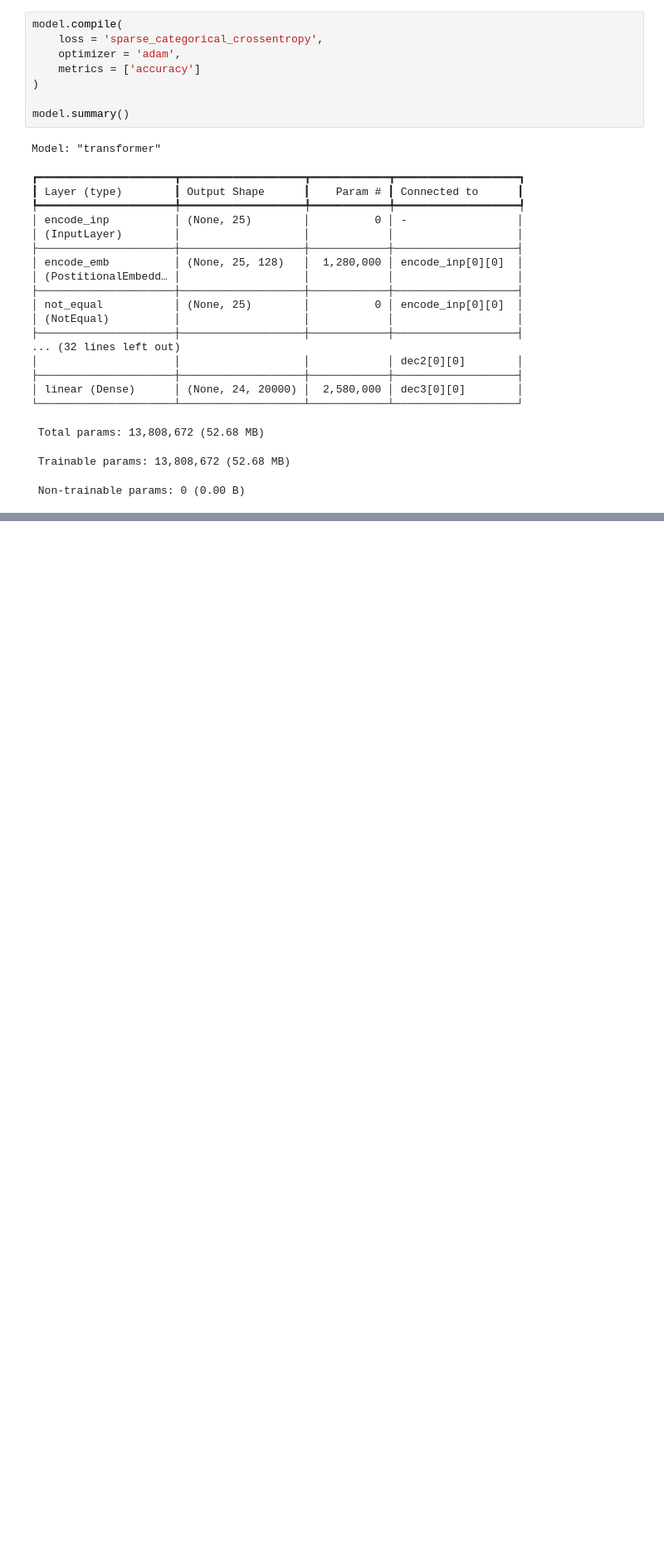
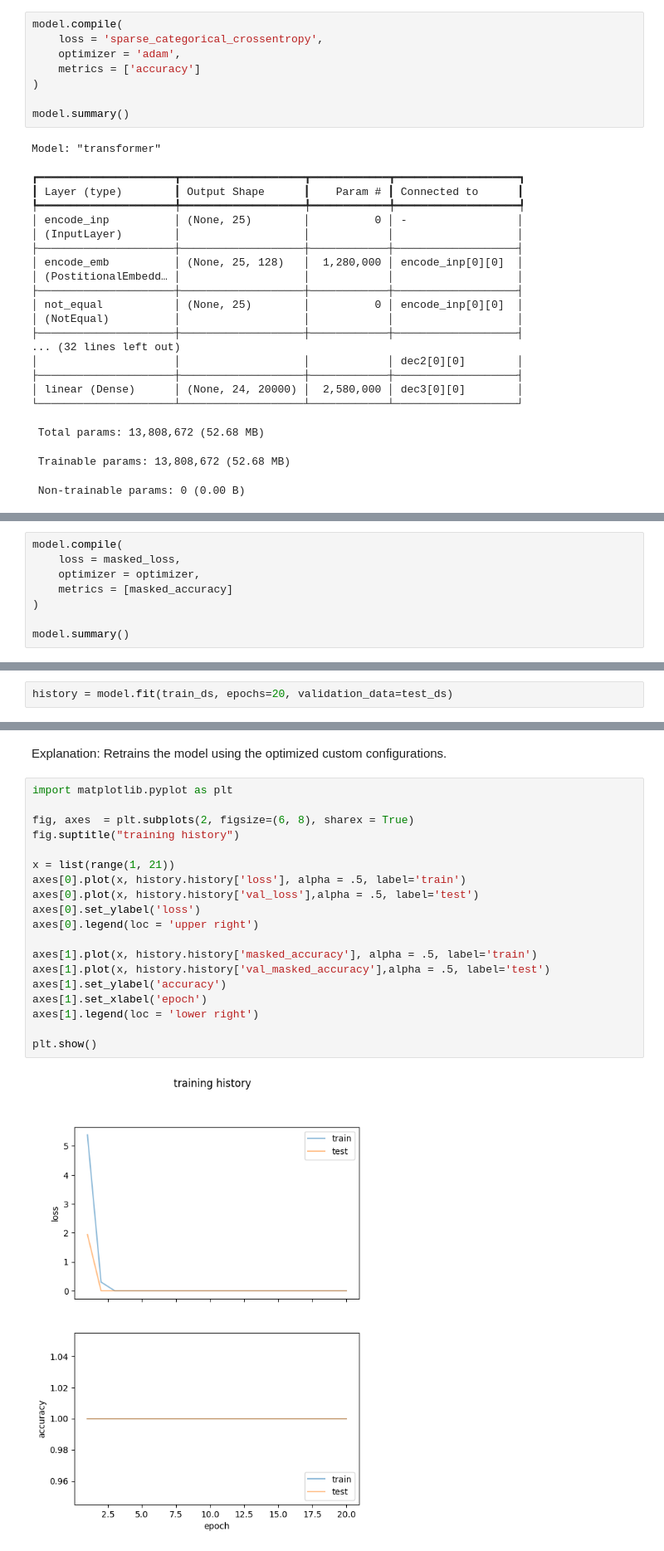
Before and after one commit to riteshbchauhan/ai-ml-dl-practice, a Jupyter notebook: ChatGPT_model_for_Language_Translation.ipynb, the cells around one changed output, grey strips where cells are left out. Shown at 83% size. Cells and saved outputs as stored; diff of their text form; blank space fills up the shorter version.

```diff
--- a/ChatGPT_model_for_Language_Translation.ipynb
+++ b/ChatGPT_model_for_Language_Translation.ipynb
@@ -587,0 +776,8 @@ Epoch 3/20
+# %%
+model.compile(
+    loss = masked_loss,
+    optimizer = optimizer,
+    metrics = [masked_accuracy]
+)
+
+model.summary()
@@ -587,0 +808,2 @@ Epoch 3/20
+# %%
+history = model.fit(train_ds, epochs=20, validation_data=test_ds)
@@ -587,0 +829,23 @@ Epoch 3/20
+# %% [markdown]
+Explanation: Retrains the model using the optimized custom configurations.
+# %%
+import matplotlib.pyplot as plt
+
+fig, axes  = plt.subplots(2, figsize=(6, 8), sharex = True)
+fig.suptitle("training history")
+
+x = list(range(1, 21))
+axes[0].plot(x, history.history['loss'], alpha = .5, label='train')
+axes[0].plot(x, history.history['val_loss'],alpha = .5, label='test')
+axes[0].set_ylabel('loss')
+axes[0].legend(loc = 'upper right')
+
+axes[1].plot(x, history.history['masked_accuracy'], alpha = .5, label='train')
+axes[1].plot(x, history.history['val_masked_accuracy'],alpha = .5, label='test')
+axes[1].set_ylabel('accuracy')
+axes[1].set_xlabel('epoch')
+axes[1].legend(loc = 'lower right')
+
+plt.show()
+# %% [output]
+[figure, added]
```
Also changed, not shown: parts of 73 cells of this notebook.
